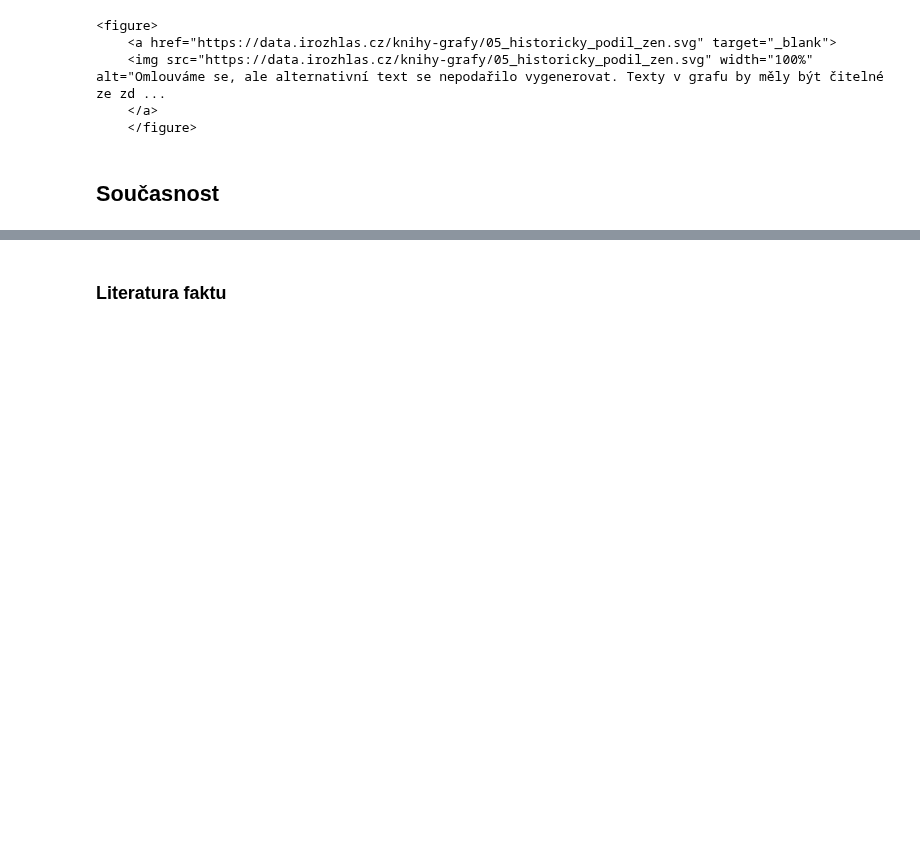
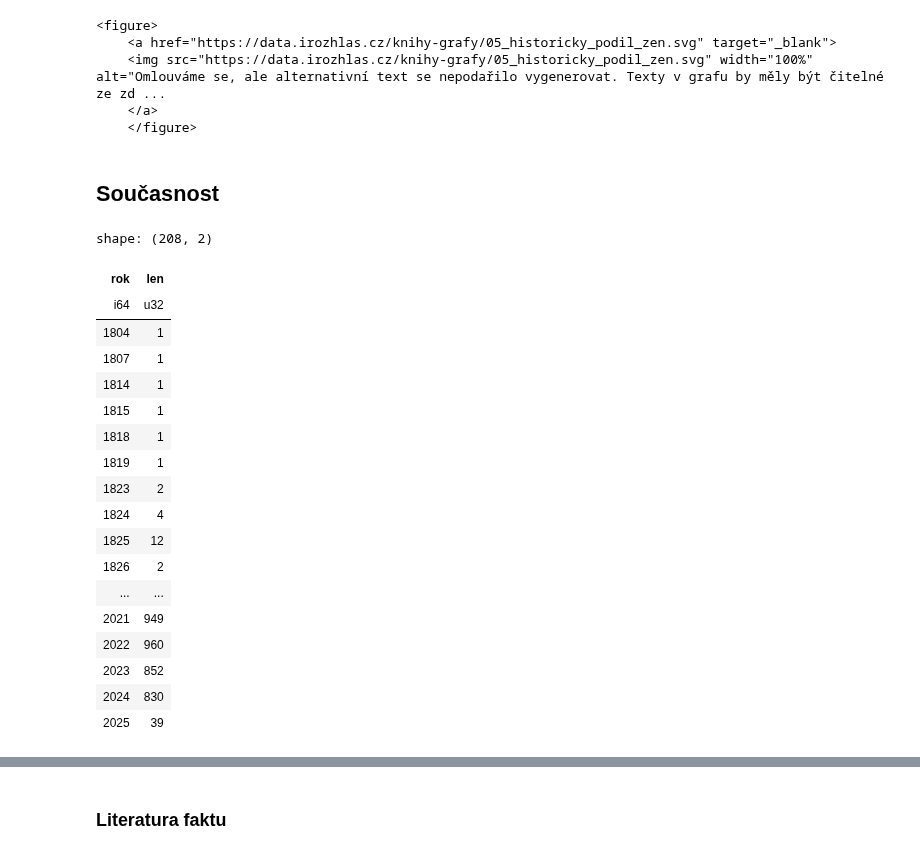
Before and after one commit to DataRozhlas/knizni-peoplemetr, a Jupyter notebook: 906a_muzi_zeny.ipynb, the cells around one changed output, grey strips where cells are left out. Saved outputs shown, nothing was run; the diff lists cells and outputs as text; code cells hidden in the pictures; blank space fills up the shorter version.

```diff
--- a/906a_muzi_zeny.ipynb
+++ b/906a_muzi_zeny.ipynb
@@ -540,6 +540,28 @@ ceske_vsechny_prozy = df_do_sta.sort(by="rok").unique(
     ).explode("655_a").filter(
         pl.col("655_a").is_in(["české romány","české novely","české povídky","české příběhy","české prózy"])
 ).sort(by='rok').unique(subset=['100_a','245_a'], keep='first').sort(by='rok')
+# %%
+ceske_vsechny_prozy.group_by("rok").len()
+# %% [output]
+shape: (208, 2)
+| rok | len |
+| i64 | u32 |
+| 1804 | 1 |
+| 1807 | 1 |
+| 1814 | 1 |
+| 1815 | 1 |
+| 1818 | 1 |
+| 1819 | 1 |
+| 1823 | 2 |
+| 1824 | 4 |
+| 1825 | 12 |
+| 1826 | 2 |
+| ... | ... |
+| 2021 | 949 |
+| 2022 | 960 |
+| 2023 | 852 |
+| 2024 | 830 |
+| 2025 | 39 |
 # %%
 ceske_vsechny_prozy.tail(20).select(pl.col(["100_a","245_a","rok","gender"]))
 # %% [output]
```
Also changed, not shown: parts of 25 cells of this notebook, 11 other files.
